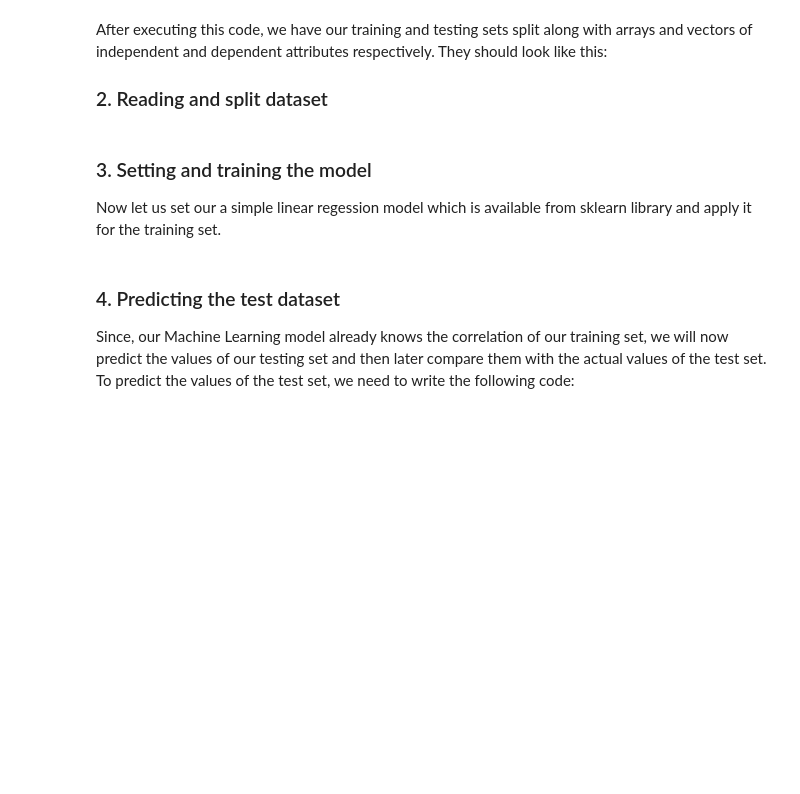
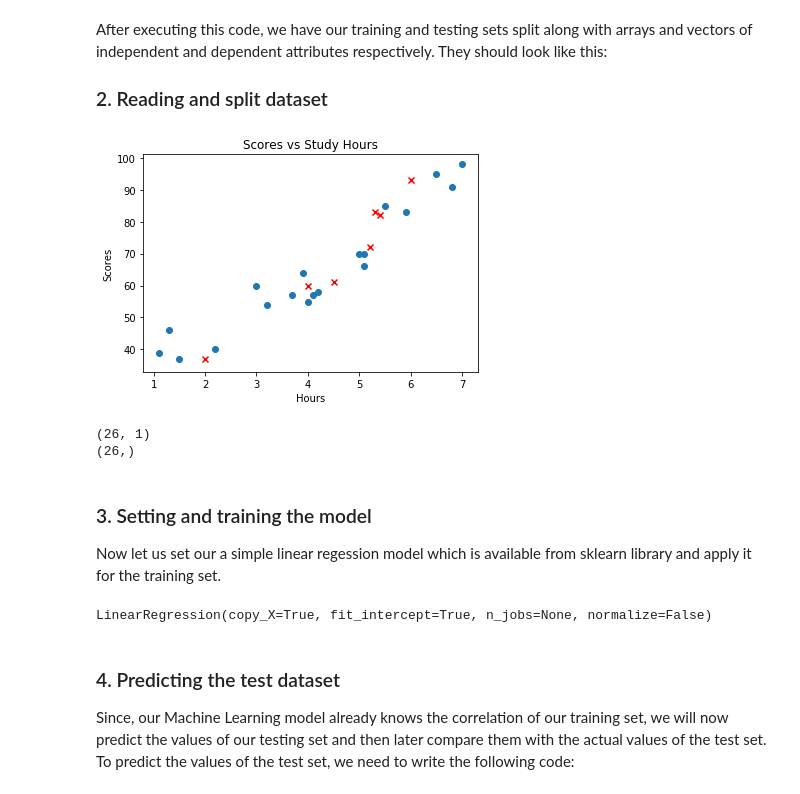
Before and after one commit to idebtor/HuStarML, a Jupyter notebook: book/ML05 Regression1.ipynb, the cells around one changed output. Cells and saved outputs as stored; diff of their text form; code cells hidden in the pictures; blank space fills up the shorter version.

```diff
--- a/book/ML05 Regression1.ipynb
+++ b/book/ML05 Regression1.ipynb
@@ -73,26 +77,34 @@ After executing this code, we have our training and testing sets split along wit
 # %%
 # Importing the libraries
 import numpy as np
 import matplotlib.pyplot as plt
 import pandas as pd
 
 # Importing the dataset
-dataset = pd.read_csv(None)
+dataset = pd.read_csv('data/hours-scores.csv')
 X = dataset.iloc[:, :-1].values
 y = dataset.iloc[:, -1].values
 
 # Splitting the dataset into the Training set and Test set
 from sklearn.model_selection import train_test_split
 
 X_train, X_test, y_train, y_test = train_test_split(X, y, test_size = 1/4, random_state = 1)
 
-plt.scatter(None, None)
-plt.scatter(None, None, color = 'red', marker = 'x')
+plt.scatter(X_train, y_train)
+plt.scatter(X_test, y_test, color = 'red', marker = 'x')
 #plt.plot(X_train, regressor.predict(X_train))
 plt.title('Scores vs Study Hours')
 plt.xlabel('Hours')
 plt.ylabel('Scores')
 plt.show()
+# %% [output]
+[figure, added]
+# %%
+print(X.shape)
+print(y.shape)
+# %% [output]
+(26, 1)
+(26,)
 # %% [markdown]
 ### 3. Setting and training the model
 
@@ -101,8 +113,10 @@ Now let us set our a simple linear regession model which is available from sklea
 # Fitting Simple Linear Regression to the Training set
 from sklearn.linear_model import LinearRegression
 
-regressor = None     # use LinearRegression()
-regressor.None    # use fit() and X_train, y_train
+regressor = LinearRegression()     # use LinearRegression()
+regressor.fit(X_train, y_train)    # use fit() and X_train, y_train
+# %% [output]
+LinearRegression(copy_X=True, fit_intercept=True, n_jobs=None, normalize=False)
 # %% [markdown]
 ### 4. Predicting the test dataset
 
```
Also changed, not shown: parts of 6 cells of this notebook, 8 other files.
